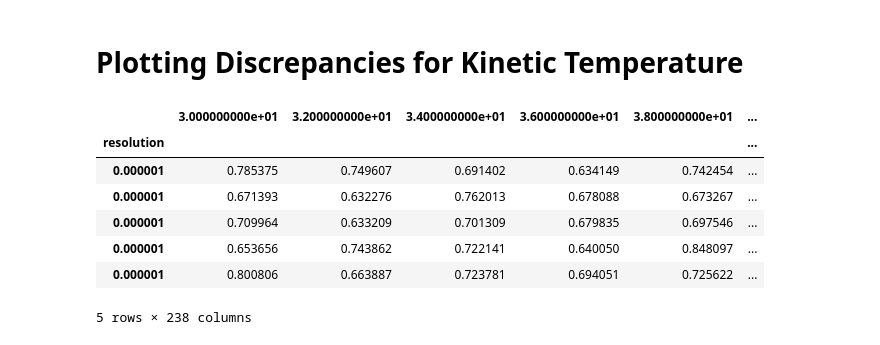
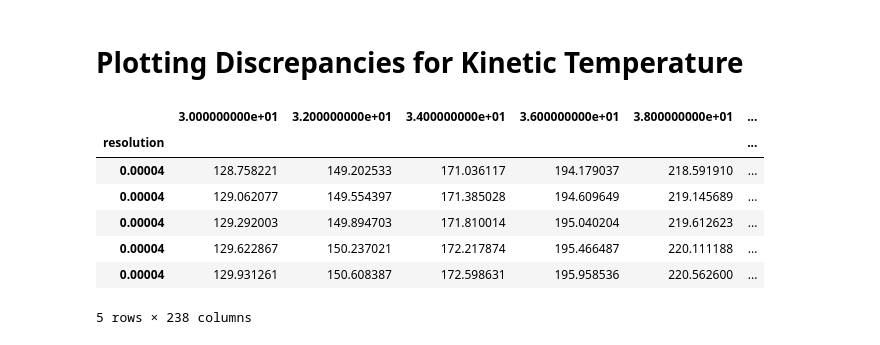
Before and after one commit to kanangit/prj_uncert, a Jupyter notebook: an_plotDiscrepancy/an_plotDiscrepancy.ipynb, the cells around one changed output. Saved outputs shown, nothing was run; the diff lists cells and outputs as text; code cells hidden in the pictures.

```diff
--- a/an_plotDiscrepancy/an_plotDiscrepancy.ipynb
+++ b/an_plotDiscrepancy/an_plotDiscrepancy.ipynb
@@ -19,15 +20,15 @@ max_lev = np.max(levels_f_contour)
 # %%
 df = pd.read_csv(fname, index_col=0)
 # %%
-df.head()
+df.tail()
 # %% [output]
 |  | 3.000000000e+01 | 3.200000000e+01 | 3.400000000e+01 | 3.600000000e+01 | 3.800000000e+01 | ... |
 | resolution |  |  |  |  |  | ... |
-| 0.000001 | 0.785375 | 0.749607 | 0.691402 | 0.634149 | 0.742454 | ... |
-| 0.000001 | 0.671393 | 0.632276 | 0.762013 | 0.678088 | 0.673267 | ... |
-| 0.000001 | 0.709964 | 0.633209 | 0.701309 | 0.679835 | 0.697546 | ... |
-| 0.000001 | 0.653656 | 0.743862 | 0.722141 | 0.640050 | 0.848097 | ... |
-| 0.000001 | 0.800806 | 0.663887 | 0.723781 | 0.694051 | 0.725622 | ... |
+| 0.00004 | 128.758221 | 149.202533 | 171.036117 | 194.179037 | 218.591910 | ... |
+| 0.00004 | 129.062077 | 149.554397 | 171.385028 | 194.609649 | 219.145689 | ... |
+| 0.00004 | 129.292003 | 149.894703 | 171.810014 | 195.040204 | 219.612623 | ... |
+| 0.00004 | 129.622867 | 150.237021 | 172.217874 | 195.466487 | 220.111188 | ... |
+| 0.00004 | 129.931261 | 150.608387 | 172.598631 | 195.958536 | 220.562600 | ... |
 5 rows × 238 columns
 # %%
 frame_rates = df.columns.astype(float).to_numpy()
```
Also changed, not shown: parts of 2 cells of this notebook, 3 other files.
